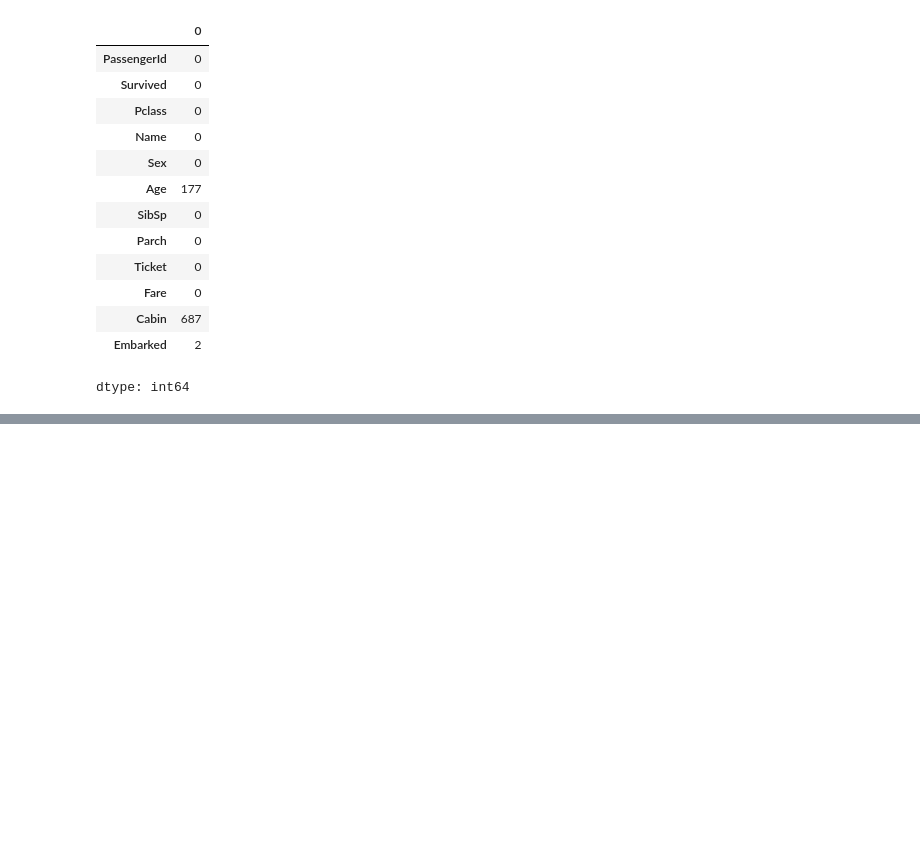
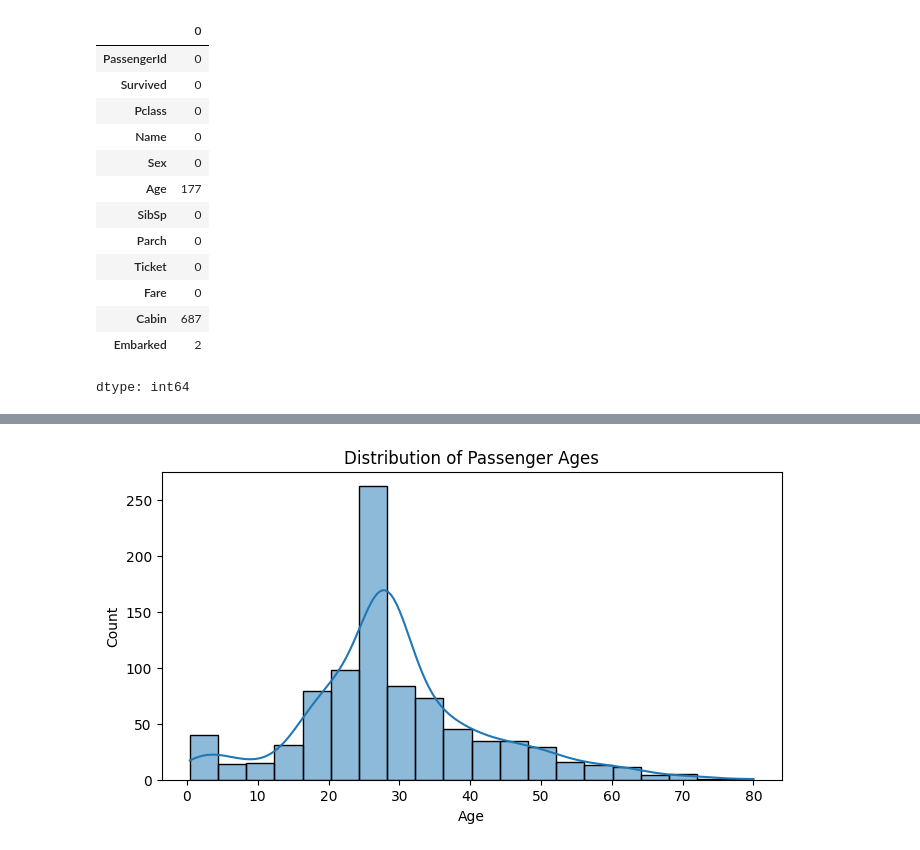
Before and after one commit to AdenFatima/neurofive-ml-track, a Jupyter notebook: neurofive_ml_track.ipynb, the cells around one changed output, grey strips where cells are left out. Drawn from its saved outputs; the diff is of its cells as text; code cells hidden in the pictures; blank space fills up the shorter version.

```diff
--- a/neurofive_ml_track.ipynb
+++ b/neurofive_ml_track.ipynb
@@ -90,0 +146,8 @@ dtype: int64
+# %%
+# Create a histogram to see the age distribution of passengers
+plt.figure(figsize=(8, 4))
+sns.histplot(df['Age'], bins=20, kde=True)
+plt.title('Distribution of Passenger Ages')
+plt.show()
+# %% [output]
+[figure, added]
```
Also changed, not shown: parts of 10 cells of this notebook.
